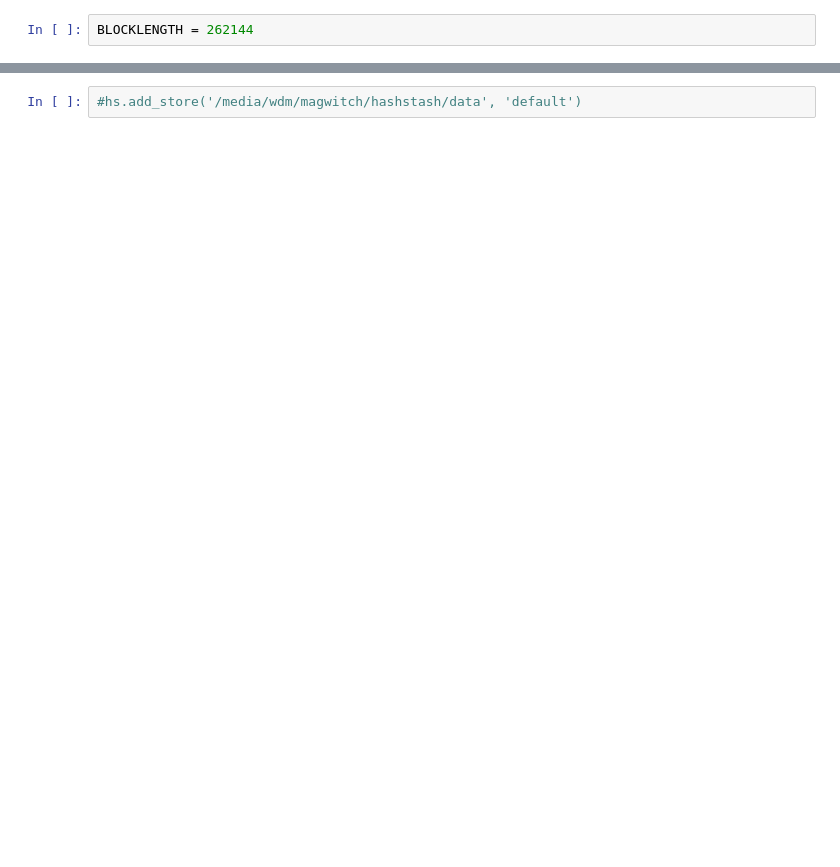
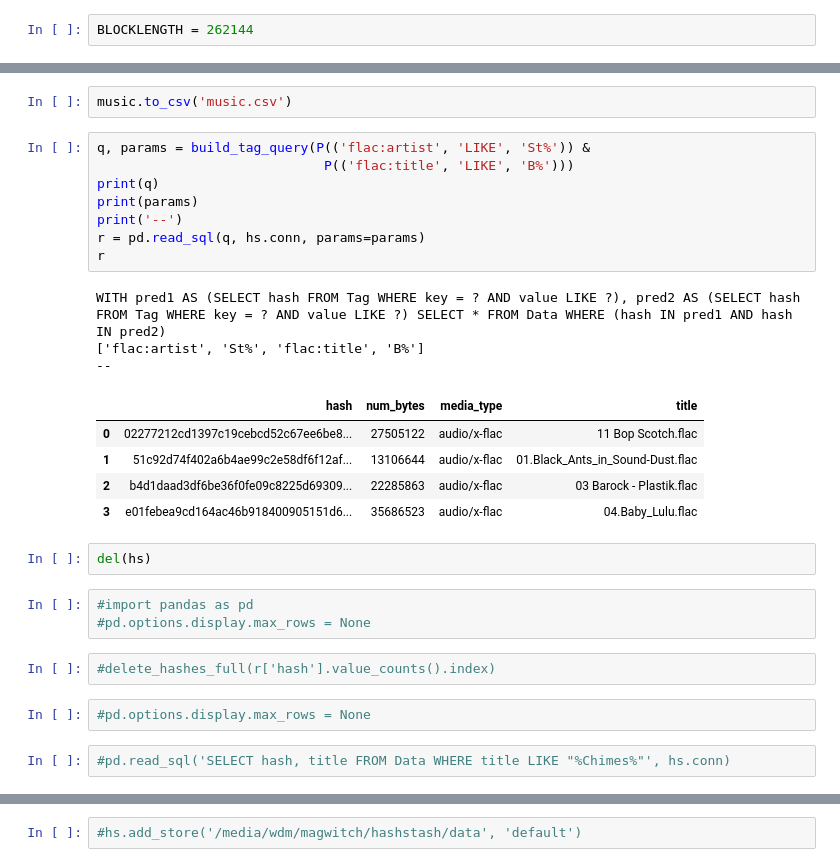
Before and after one commit to William-of-Penge/hashstash, a Jupyter notebook: hashstash.ipynb, the cells around one changed output, grey strips where cells are left out. Drawn from its saved outputs; the diff is of its cells as text; blank space fills up the shorter version.

```diff
--- a/hashstash.ipynb
+++ b/hashstash.ipynb
@@ -214,0 +612,30 @@ hs = HashStash('/media/wdm/magwitch/hashstash/md.db')
+# %%
+music.to_csv('music.csv')
+# %%
+q, params = build_tag_query(P(('flac:artist', 'LIKE', 'St%')) &
+                             P(('flac:title', 'LIKE', 'B%')))
+print(q)
+print(params)
+print('--')
+r = pd.read_sql(q, hs.conn, params=params)
+r
+# %% [output]
+WITH pred1 AS (SELECT hash FROM Tag WHERE key = ? AND value LIKE ?), pred2 AS (SELECT hash FROM Tag WHERE key = ? AND value LIKE ?) SELECT * FROM Data WHERE (hash IN pred1 AND hash IN pred2)
+['flac:artist', 'St%', 'flac:title', 'B%']
+--
+|  | hash | num_bytes | media_type | title |
+| 0 | 02277212cd1397c19cebcd52c67ee6be8... | 27505122 | audio/x-flac | 11 Bop Scotch.flac |
+| 1 | 51c92d74f402a6b4ae99c2e58df6f12af... | 13106644 | audio/x-flac | 01.Black_Ants_in_Sound-Dust.flac |
+| 2 | b4d1daad3df6be36f0fe09c8225d69309... | 22285863 | audio/x-flac | 03 Barock - Plastik.flac |
+| 3 | e01febea9cd164ac46b918400905151d6... | 35686523 | audio/x-flac | 04.Baby_Lulu.flac |
+# %%
+del(hs)
+# %%
+#import pandas as pd
+#pd.options.display.max_rows = None
+# %%
+#delete_hashes_full(r['hash'].value_counts().index)
+# %%
+#pd.options.display.max_rows = None
+# %%
+#pd.read_sql('SELECT hash, title FROM Data WHERE title LIKE "%Chimes%"', hs.conn)
```
Also changed, not shown: parts of 44 cells of this notebook, 3 other files.
